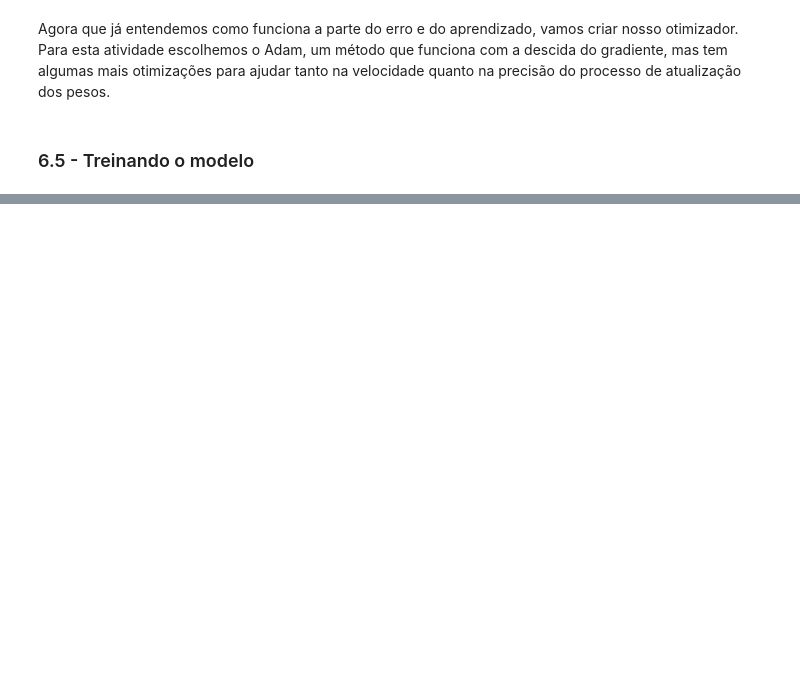
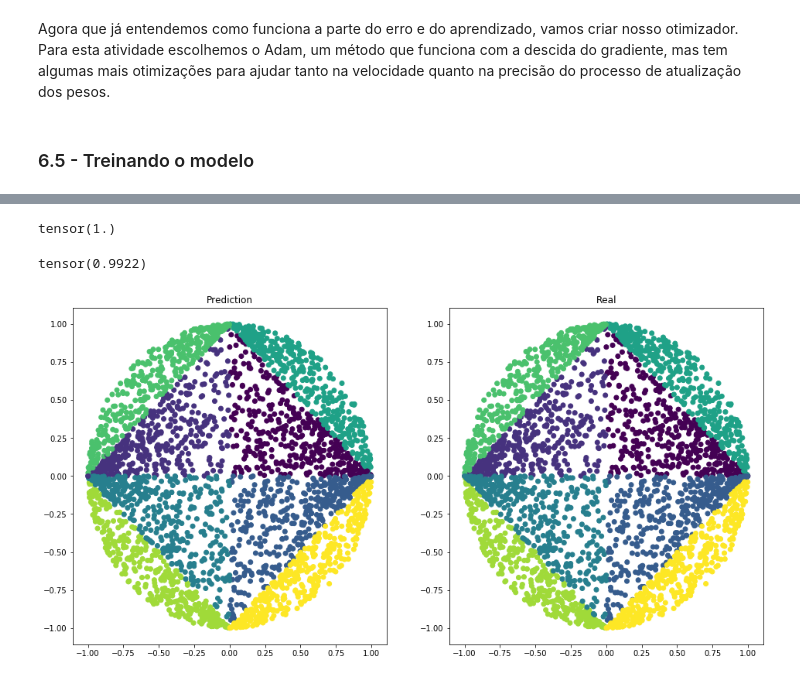
Before and after one commit to ItamarRocha/AI-Introduction, a Jupyter notebook: Deep Learning/Deep Learning com Pytorch.ipynb, the cells around one changed output, grey strips where cells are left out. Drawn from its saved outputs; the diff is of its cells as text; code cells hidden in the pictures; blank space fills up the shorter version.

```diff
--- a/Deep Learning/Deep Learning com Pytorch.ipynb
+++ b/Deep Learning/Deep Learning com Pytorch.ipynb
@@ -491,5 +563,5 @@ explicar epocas, zero_grad(), optimizer.step()
 # %%
-epochs = 1000
+epochs = 1001
 for e in range(epochs):
     running_loss = 0
     for coords, labels in trainloader:
@@ -500,8 +572,8 @@ for e in range(epochs):
         loss = criterion(output, labels.long())
         loss.backward()
 
-        optimizer.step()
+        optimizer.step() # atualiza nossos pesos
 
         running_loss += loss.item()
-    if e % 10 == 0 or e == epochs - 1:
+    if e % 10 == 0:
         print(f"epoch {e} loss: {running_loss/len(trainloader)}")
@@ -510,11 +600,11 @@ dataiter = iter(trainloader)
 
 coords, labels = next(dataiter)
 
-# Turn off gradients to speed up this part
+# Desligando os gradientes pra ir mais rápido
 with torch.no_grad():
-    logits = model(coords)
+    output = model(coords)
 
-probs = F.softmax(logits, dim=1)
-output = np.argmax(probs, axis=1)
+probs = F.softmax(output, dim=1)
+preds = np.argmax(probs, axis=1)
 # %%
 output
@@ -521,18 +629,24 @@ output
 # %%
-accuracy(logits, labels)
+accuracy(preds, labels)
+# %% [output]
+tensor(1.)
 # %%
-# Turn off gradients to speed up this part
+# Desligando os gradientes pra ir mais rápido
 with torch.no_grad():
-    logits = model(torch.tensor(X_test))
+    output = model(torch.tensor(X_test))
 
-probs = F.softmax(logits, dim=1)
-output = np.argmax(probs, axis=1)
+probs = F.softmax(output, dim=1)
+preds = np.argmax(probs, axis=1)
 # %%
-accuracy(logits, torch.tensor(y_test))
+accuracy(preds, torch.tensor(y_test))
+# %% [output]
+tensor(0.9922)
 # %%
 fig, axes = plt.subplots(nrows=1, ncols=2, figsize=(16,8))
 axes[0].set_title('Prediction')
-axes[0].scatter(X_test[:,0], X_test[:,1], c = output)
+axes[0].scatter(X_test[:,0], X_test[:,1], c = preds)
 axes[1].set_title('Real')
 axes[1].scatter(X_test[:,0], X_test[:,1], c = y_test)
 plt.show()
+# %% [output]
+[figure, added]
```
Also changed, not shown: parts of 46 cells of this notebook.
